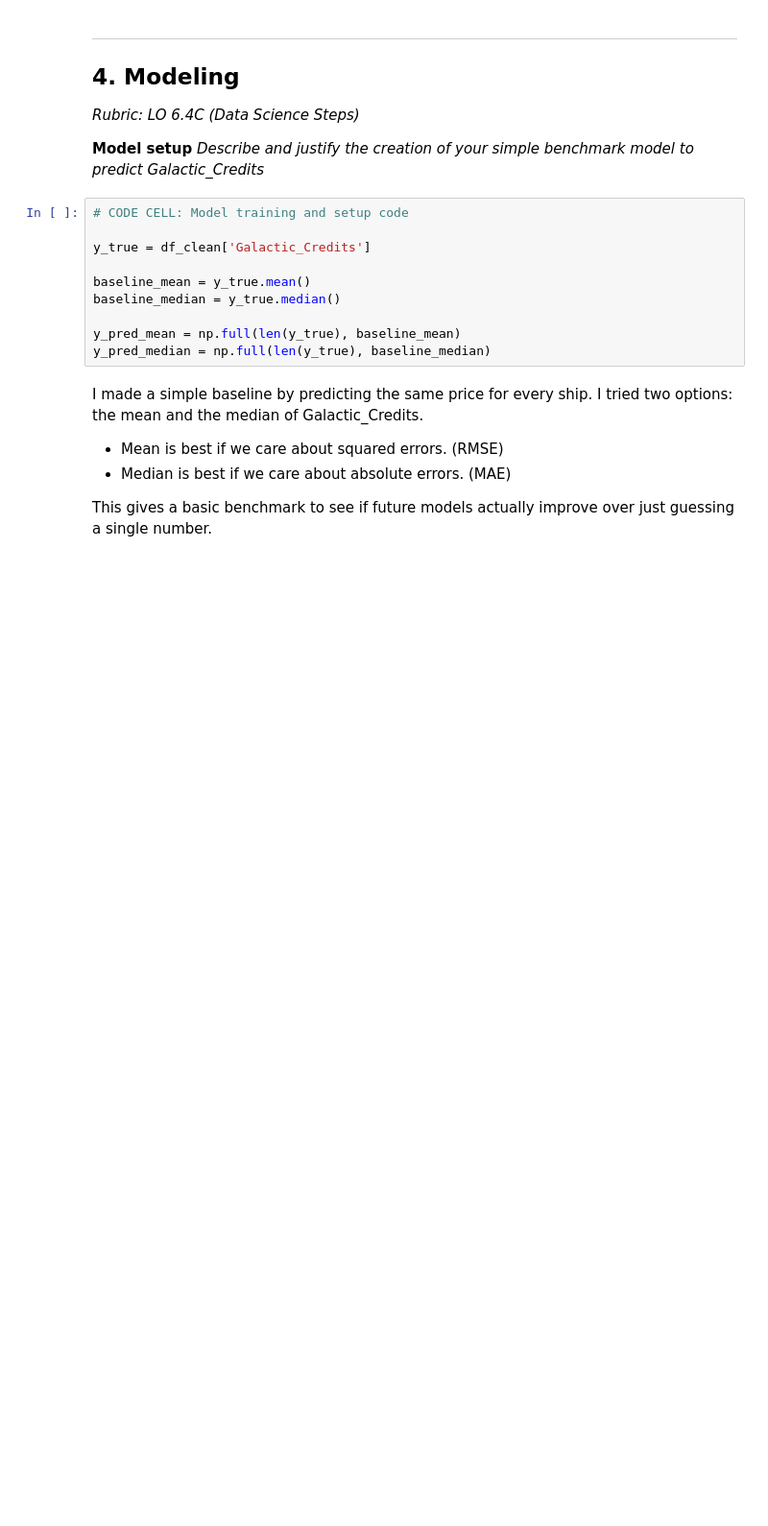
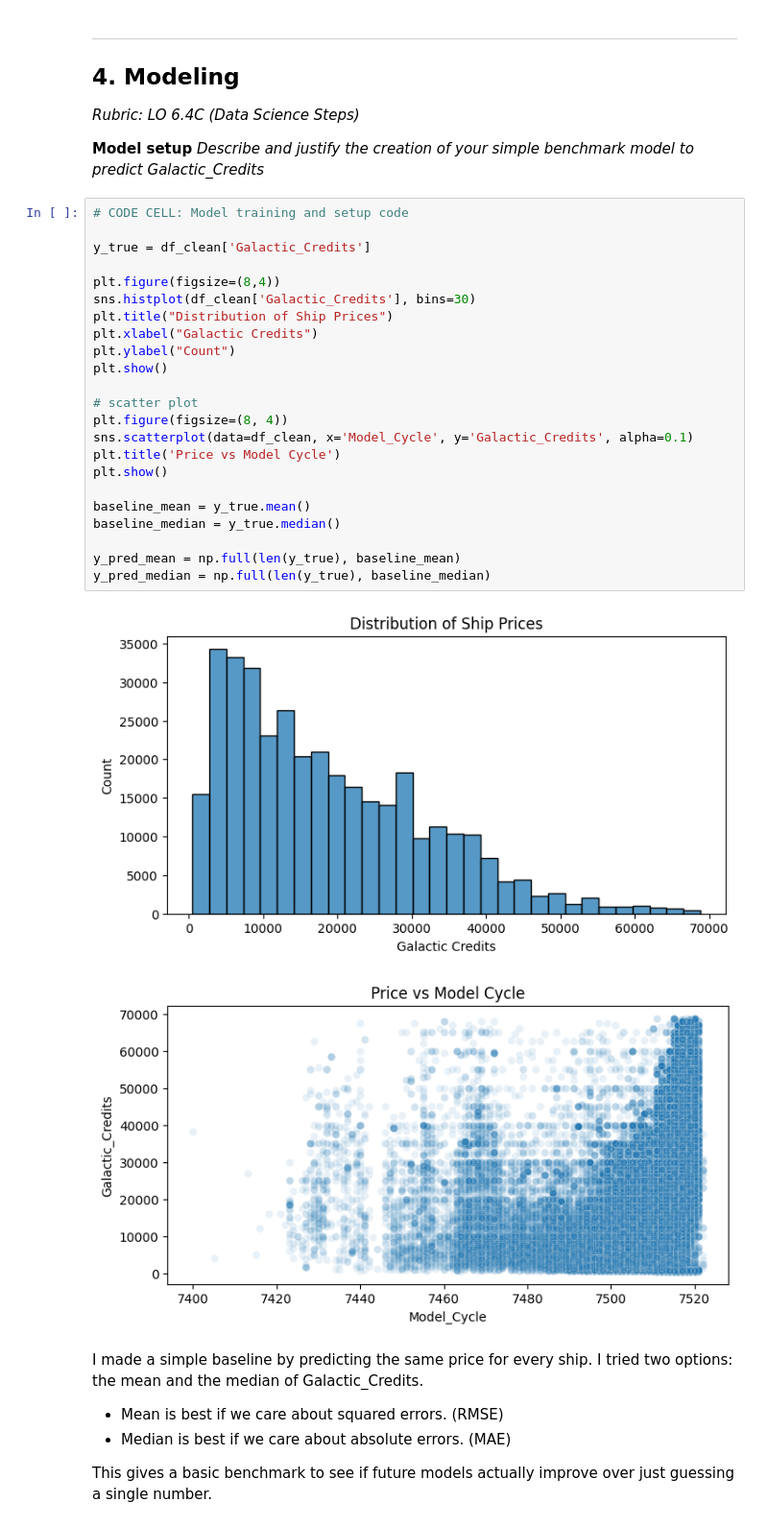
Before and after one commit to XueHu2222/Iterations, a Jupyter notebook: iteration-1/assignment_template_it1.ipynb, the cells around one changed output. Shown at 96% size. Saved outputs shown, nothing was run; the diff lists cells and outputs as text; blank space fills up the shorter version.

```diff
--- a/iteration-1/assignment_template_it1.ipynb
+++ b/iteration-1/assignment_template_it1.ipynb
@@ -231,13 +236,29 @@ Prices above the 99th percentile were removed to limit the influence of extreme
 # %%
 # CODE CELL: Model training and setup code
 
 y_true = df_clean['Galactic_Credits']
+
+plt.figure(figsize=(8,4))
+sns.histplot(df_clean['Galactic_Credits'], bins=30)
+plt.title("Distribution of Ship Prices")
+plt.xlabel("Galactic Credits")
+plt.ylabel("Count")
+plt.show()
+
+# scatter plot
+plt.figure(figsize=(8, 4))
+sns.scatterplot(data=df_clean, x='Model_Cycle', y='Galactic_Credits', alpha=0.1)
+plt.title('Price vs Model Cycle')
+plt.show()
 
 baseline_mean = y_true.mean()
 baseline_median = y_true.median()
 
 y_pred_mean = np.full(len(y_true), baseline_mean)
 y_pred_median = np.full(len(y_true), baseline_median)
+# %% [output]
+[figure, added]
+[figure, added]
 # %% [markdown]
 I made a simple baseline by predicting the same price for every ship. I tried two options: the mean and the median of Galactic_Credits.
 * Mean is best if we care about squared errors. (RMSE)
```
Also changed, not shown: parts of 2 cells of this notebook, 4 other files.
